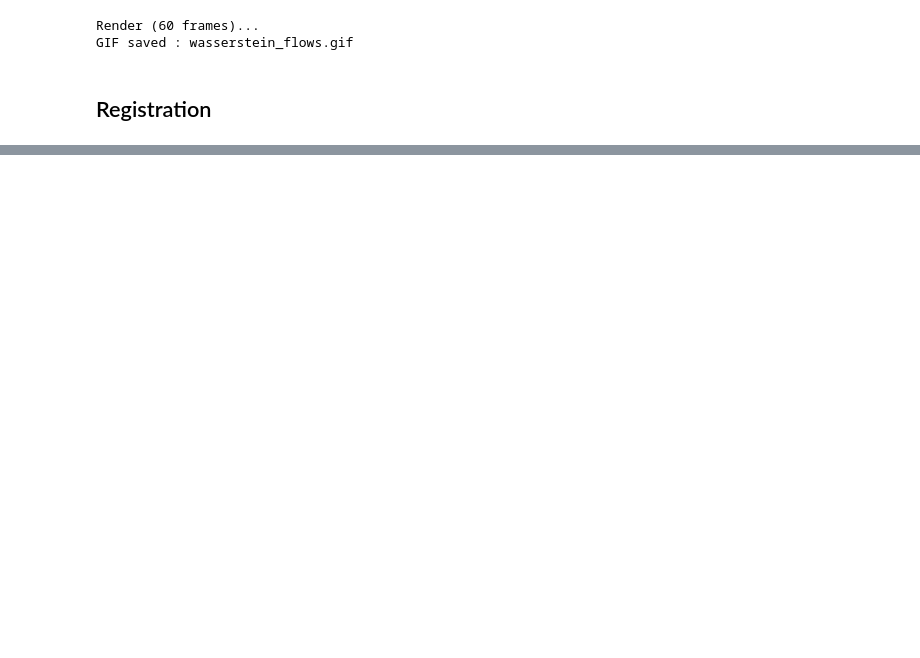
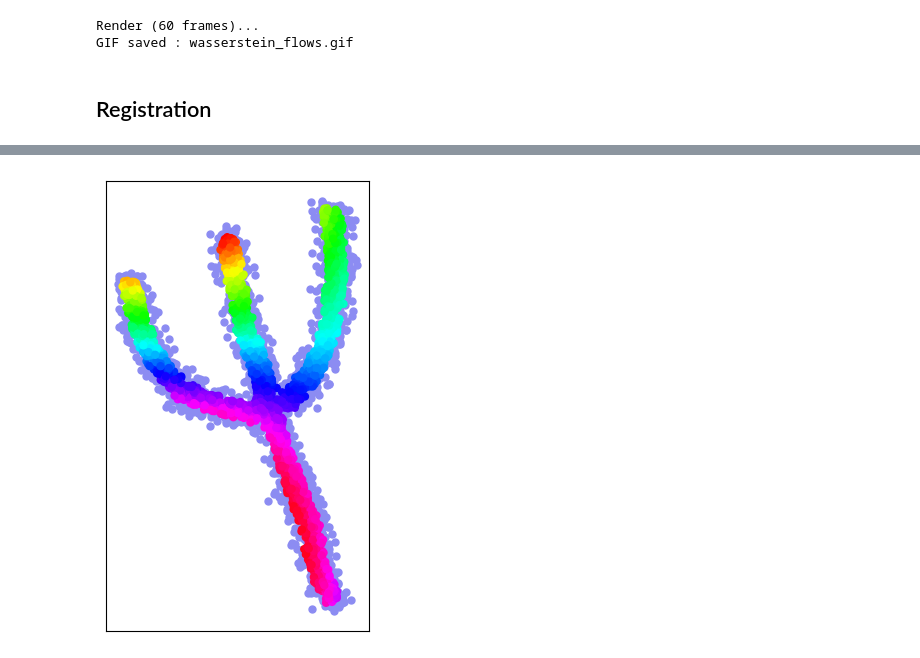
Before and after one commit to clementgilli/Wasserstein-Gradient-Flows-RobOT, a Jupyter notebook: robot.ipynb, the cells around one changed output, grey strips where cells are left out. Drawn from its saved outputs; the diff is of its cells as text; code cells hidden in the pictures; blank space fills up the shorter version.

```diff
--- a/robot.ipynb
+++ b/robot.ipynb
@@ -85,0 +83,5 @@ GIF saved : robot_registration.gif
+# %%
+x_final_spline = apply_anisotropic_spline_robot(x_final, Y_j, A_i.flatten(), B_j.flatten(), epsilon=epsilon, rho=rho, sigma_spline=2.5)
+plot_samples(x_final_spline, Y_j, colors)
+# %% [output]
+[figure, added]
```
Also changed, not shown: parts of 8 cells of this notebook, 6 other files.
